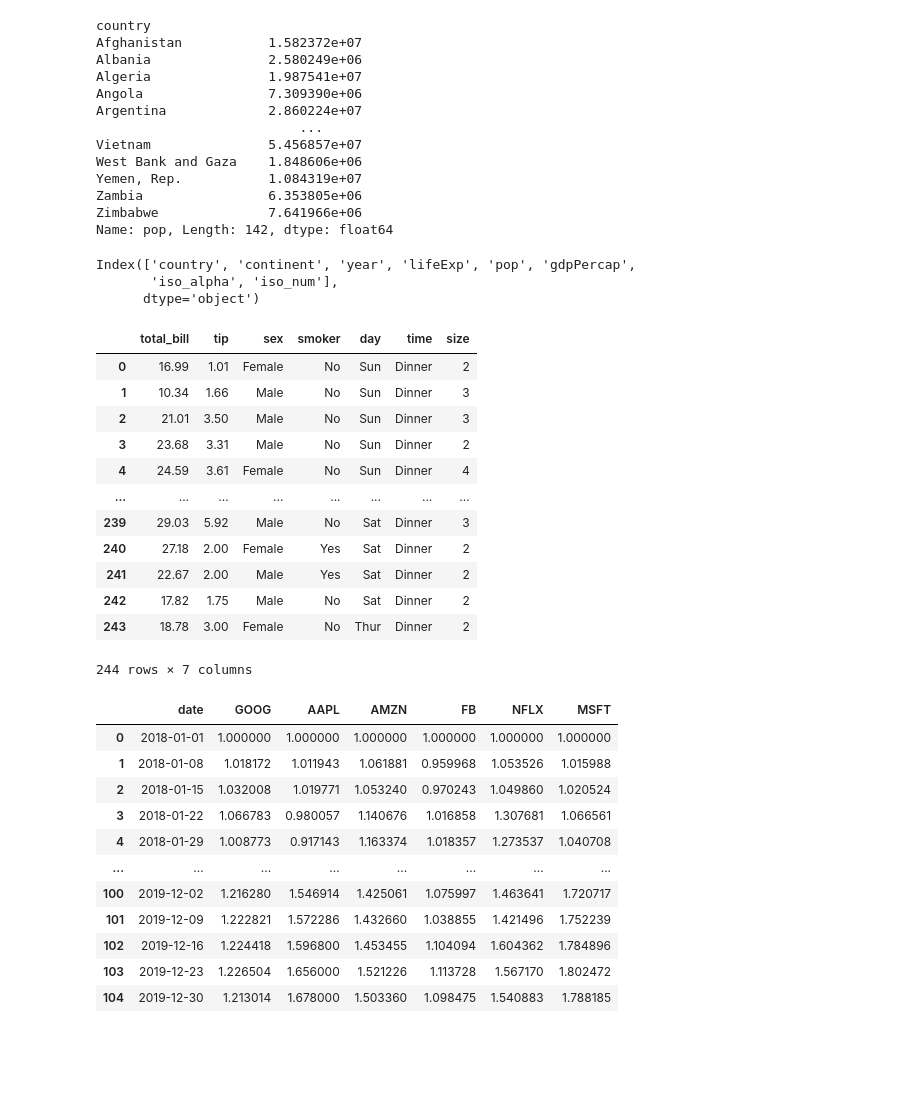
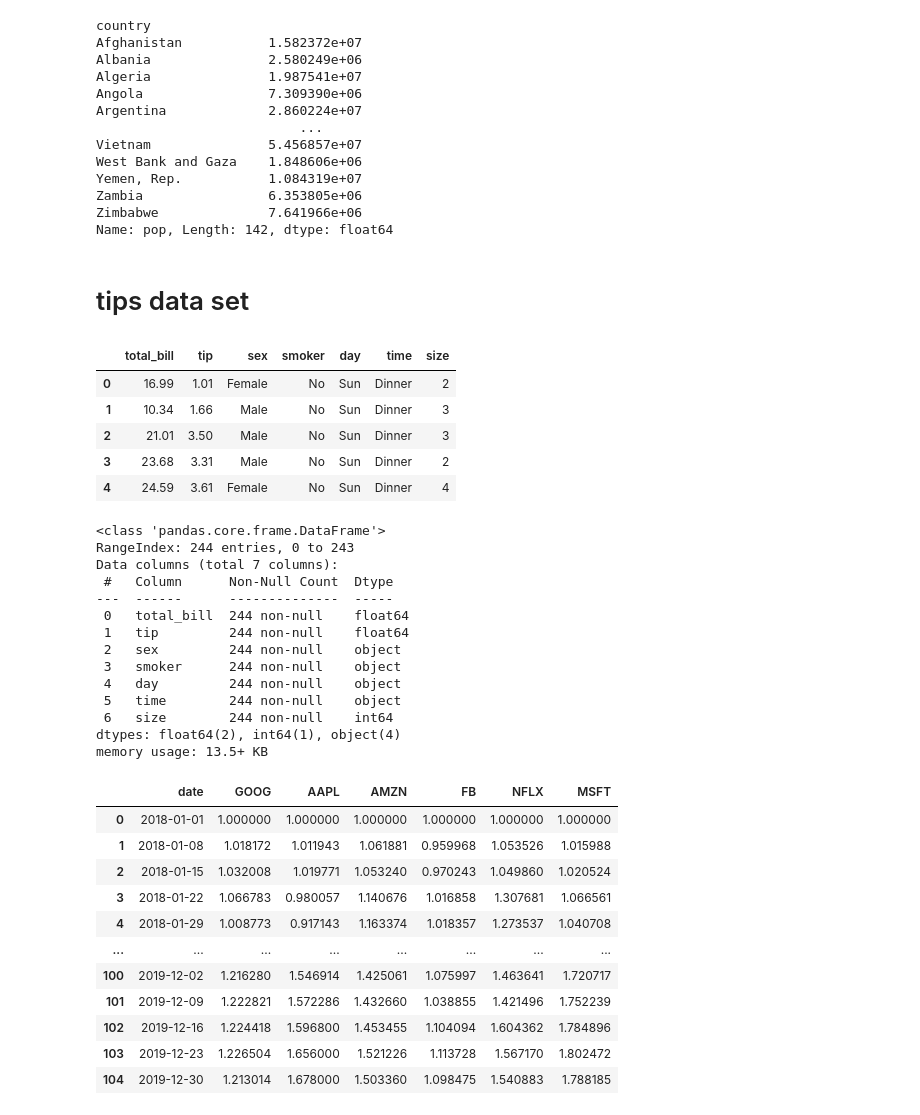
Before and after one commit to Shehab1855/ITI_DE_LABS, a Jupyter notebook: ITI_DE_labs/Data visualization/Untitled-1.ipynb, the cells around one changed output. Drawn from its saved outputs; the diff is of its cells as text; code cells hidden in the pictures; blank space fills up the shorter version.

```diff
--- a/ITI_DE_labs/Data visualization/Untitled-1.ipynb
+++ b/ITI_DE_labs/Data visualization/Untitled-1.ipynb
@@ -47,27 +47,34 @@ b=df.groupby("country")['pop'].mean().values
 px.bar(x=a,y=b)
 # %%
 px.bar(data_frame=df,x='country',y='pop',color='continent',animation_frame='year')
-# %%
-df.columns
-# %% [output]
-Index(['country', 'continent', 'year', 'lifeExp', 'pop', 'gdpPercap',
-       'iso_alpha', 'iso_num'],
-      dtype='object')
 # %%
 px.histogram(data_frame=df,x='gdpPercap',color='continent')
-# %%
-px.data.tips()
-# %% [output]
-|  | total_bill | tip | sex | smoker | day | time | size |
-| 0 | 16.99 | 1.01 | Female | No | Sun | Dinner | 2 |
-| 1 | 10.34 | 1.66 | Male | No | Sun | Dinner | 3 |
-| 2 | 21.01 | 3.50 | Male | No | Sun | Dinner | 3 |
-| 3 | 23.68 | 3.31 | Male | No | Sun | Dinner | 2 |
-| 4 | 24.59 | 3.61 | Female | No | Sun | Dinner | 4 |
-| ... | ... | ... | ... | ... | ... | ... | ... |
-| 239 | 29.03 | 5.92 | Male | No | Sat | Dinner | 3 |
-| 240 | 27.18 | 2.00 | Female | Yes | Sat | Dinner | 2 |
-| 241 | 22.67 | 2.00 | Male | Yes | Sat | Dinner | 2 |
-| 242 | 17.82 | 1.75 | Male | No | Sat | Dinner | 2 |
-| 243 | 18.78 | 3.00 | Female | No | Thur | Dinner | 2 |
-244 rows × 7 columns
+# %% [markdown]
+# tips data set
+# %%
+df_tips=px.data.tips()
+df_tips.head()
+# %% [output]
+|  | total_bill | tip | sex | smoker | day | time | size |
+| 0 | 16.99 | 1.01 | Female | No | Sun | Dinner | 2 |
+| 1 | 10.34 | 1.66 | Male | No | Sun | Dinner | 3 |
+| 2 | 21.01 | 3.50 | Male | No | Sun | Dinner | 3 |
+| 3 | 23.68 | 3.31 | Male | No | Sun | Dinner | 2 |
+| 4 | 24.59 | 3.61 | Female | No | Sun | Dinner | 4 |
+# %%
+df_tips.info()
+# %% [output]
+<class 'pandas.core.frame.DataFrame'>
+RangeIndex: 244 entries, 0 to 243
+Data columns (total 7 columns):
+ #   Column      Non-Null Count  Dtype
+---  ------      --------------  -----
+ 0   total_bill  244 non-null    float64
+ 1   tip         244 non-null    float64
+ 2   sex         244 non-null    object
+ 3   smoker      244 non-null    object
+ 4   day         244 non-null    object
+ 5   time        244 non-null    object
+ 6   size        244 non-null    int64
+dtypes: float64(2), int64(1), object(4)
+memory usage: 13.5+ KB
```
Also changed, not shown: parts of 3 cells of this notebook.
